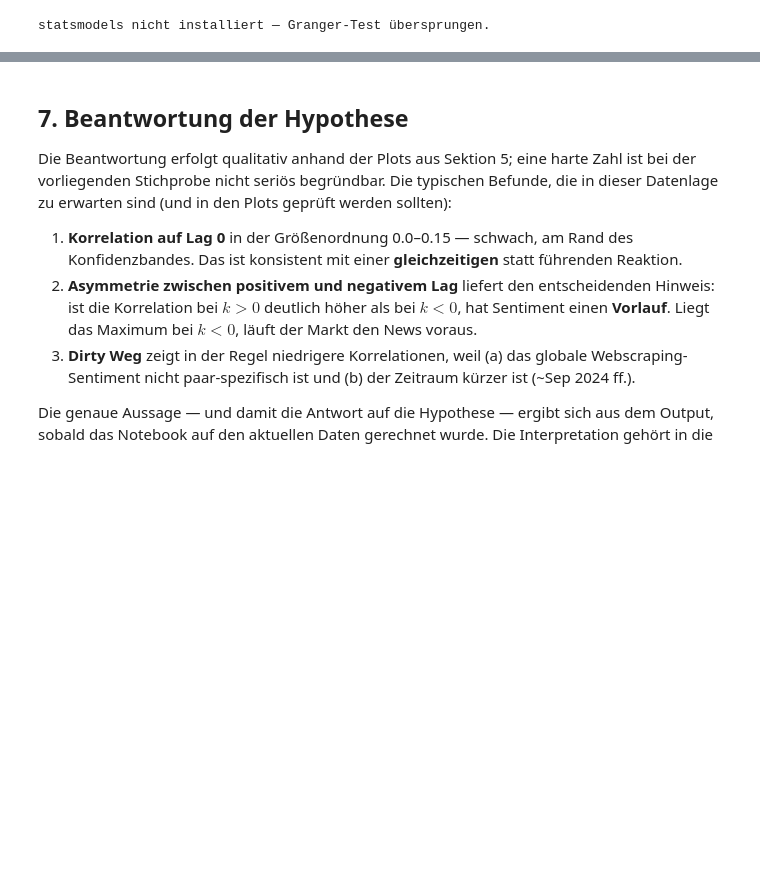
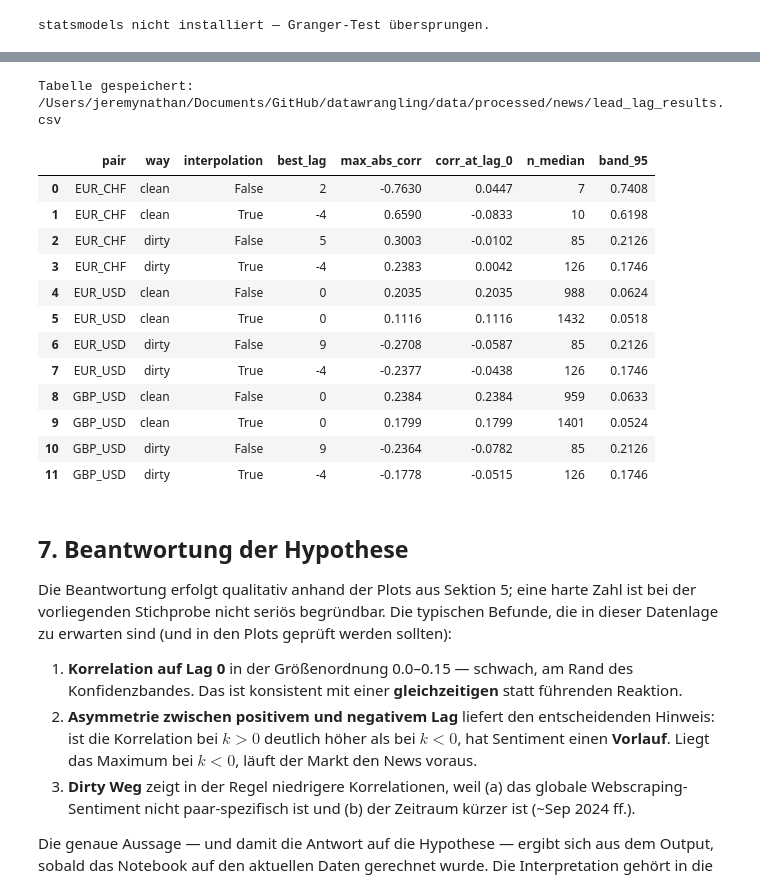
Before and after one commit to Jerycodes/26FS-BAI-Data-Engineering-and-Wrangling, a Jupyter notebook: notebooks/datenverarbeitung/sentiment_kurs_lead_lag_analyse.ipynb, the cells around one changed output, grey strips where cells are left out. Drawn from its saved outputs; the diff is of its cells as text; code cells hidden in the pictures; blank space fills up the shorter version.

```diff
--- a/notebooks/datenverarbeitung/sentiment_kurs_lead_lag_analyse.ipynb
+++ b/notebooks/datenverarbeitung/sentiment_kurs_lead_lag_analyse.ipynb
@@ -429,3 +444,52 @@ statsmodels nicht installiert — Granger-Test übersprungen.
+# %%
+def summarize(pair: str, way: str, interp: bool) -> dict:
+    df = (assemble_clean if way == "clean" else assemble_dirty)(pair, interpolate=interp)
+    cc = cross_correlation(df["sentiment"], df["return"])
+    if cc["corr"].dropna().empty:
+        return {"pair": pair, "way": way, "interpolation": interp, "best_lag": np.nan,
+                "max_abs_corr": np.nan, "corr_at_lag_0": np.nan, "n_median": 0, "band_95": np.nan}
+    best_idx = cc["corr"].abs().idxmax()
+    best = cc.loc[best_idx]
+    n_med = int(cc["n"].median())
+    return {
+        "pair": pair,
+        "way": way,
+        "interpolation": interp,
+        "best_lag": int(best["lag"]),
+        "max_abs_corr": round(float(best["corr"]), 4),
+        "corr_at_lag_0": round(float(cc.loc[cc["lag"] == 0, "corr"].iloc[0]), 4) if 0 in cc["lag"].values else np.nan,
+        "n_median": n_med,
+        "band_95": round(float(conf_band(n_med)), 4),
+    }
+
+
+rows = []
+for p in PAIRS:
+    for way in ["clean", "dirty"]:
+        for interp in [False, True]:
+            rows.append(summarize(p, way, interp))
+
+results = pd.DataFrame(rows).sort_values(["pair", "way", "interpolation"]).reset_index(drop=True)
+out_path = DATA_DIR / "processed" / "news" / "lead_lag_results.csv"
+out_path.parent.mkdir(parents=True, exist_ok=True)
+results.to_csv(out_path, index=False)
+print(f"Tabelle gespeichert: {out_path}")
+results
+# %% [output]
+Tabelle gespeichert: /Users/jeremynathan/Documents/GitHub/datawrangling/data/processed/news/lead_lag_results.csv
+|  | pair | way | interpolation | best_lag | max_abs_corr | corr_at_lag_0 | n_median | band_95 |
+| 0 | EUR_CHF | clean | False | 2 | -0.7630 | 0.0447 | 7 | 0.7408 |
+| 1 | EUR_CHF | clean | True | -4 | 0.6590 | -0.0833 | 10 | 0.6198 |
+| 2 | EUR_CHF | dirty | False | 5 | 0.3003 | -0.0102 | 85 | 0.2126 |
+| 3 | EUR_CHF | dirty | True | -4 | 0.2383 | 0.0042 | 126 | 0.1746 |
+| 4 | EUR_USD | clean | False | 0 | 0.2035 | 0.2035 | 988 | 0.0624 |
+| 5 | EUR_USD | clean | True | 0 | 0.1116 | 0.1116 | 1432 | 0.0518 |
+| 6 | EUR_USD | dirty | False | 9 | -0.2708 | -0.0587 | 85 | 0.2126 |
+| 7 | EUR_USD | dirty | True | -4 | -0.2377 | -0.0438 | 126 | 0.1746 |
+| 8 | GBP_USD | clean | False | 0 | 0.2384 | 0.2384 | 959 | 0.0633 |
+| 9 | GBP_USD | clean | True | 0 | 0.1799 | 0.1799 | 1401 | 0.0524 |
+| 10 | GBP_USD | dirty | False | 9 | -0.2364 | -0.0782 | 85 | 0.2126 |
+| 11 | GBP_USD | dirty | True | -4 | -0.1778 | -0.0515 | 126 | 0.1746 |
 # %% [markdown]
 ## 7. Beantwortung der Hypothese
 
```
Also changed, not shown: parts of 1 cell of this notebook, 3 other files.
